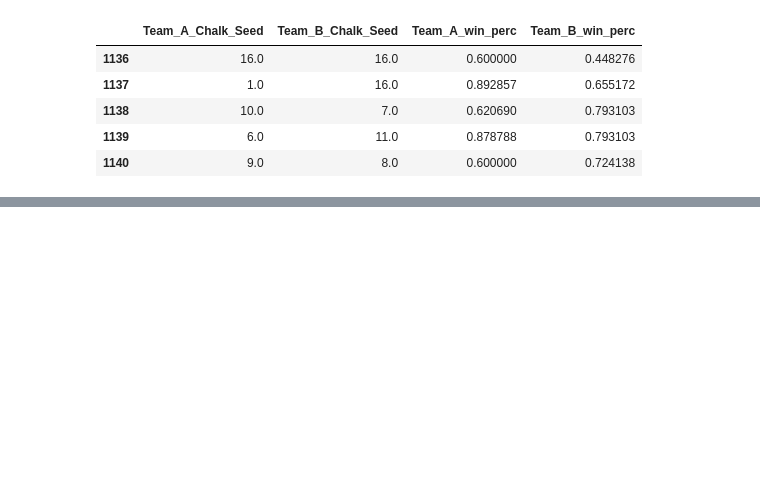
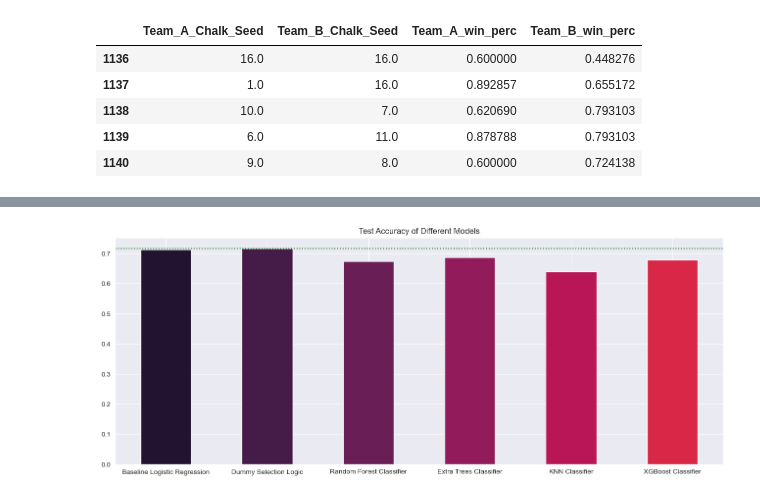
Before and after one commit to dvdhartsman/March_Machine_Learning_Mania_2024, a Jupyter notebook: Model_Development.ipynb, the cells around one changed output, grey strips where cells are left out. Saved outputs shown, nothing was run; the diff lists cells and outputs as text; code cells hidden in the pictures; blank space fills up the shorter version.

```diff
--- a/Model_Development.ipynb
+++ b/Model_Development.ipynb
@@ -117,0 +130,4 @@ Name: count, dtype: int64
+# %%
+# Dropping the 441 rows from all columns
+
+dropped = df.dropna(subset=["Team_A_Avg3ptAtt"]).copy()
@@ -117,0 +161,3 @@ Name: count, dtype: int64
+# %%
+# Re-assigning the variable
+dropped = dropped.drop(columns=columns_to_drop)
@@ -117,0 +212,12 @@ Name: count, dtype: int64
+# %%
+# Assigning X and y variables, train-test split
+
+# Features
+X = dropped.drop(columns=["Team_A_Score", "Team_B_Score", "Team_A_Win", 'Game_Point_Differential', \
+                          "Dummy_Predictions"])
+
+# Target
+y = dropped["Team_A_Win"]
+
+# Train-test split, 25% Test Size
+X_train, X_test, y_train, y_test = train_test_split(X, y, random_state=13, test_size=.25, shuffle=True, stratify=y)
@@ -117,0 +284,15 @@ Name: count, dtype: int64
+# %%
+# Dummy logic Test Predictions
+
+dummy = {"name":"Dummy Selection Logic",
+         "train_accuracy": accuracy_score(y_train, get_dummy_preds(X_train)),
+         "train_prec": precision_score(y_train, get_dummy_preds(X_train)),
+         "train_recall": recall_score(y_train, get_dummy_preds(X_train)),
+         "train_f1": f1_score(y_train, get_dummy_preds(X_train)),
+         "train_logloss": log_loss(y_train, get_dummy_preds(X_train)),
+         "test_accuracy":accuracy_score(y_test, get_dummy_preds(X_test)),
+        "test_prec": precision_score(y_test, get_dummy_preds(X_test)),
+        "test_recall": recall_score(y_test, get_dummy_preds(X_test)),
+        "test_f1":f1_score(y_test, get_dummy_preds(X_test)),
+        "test_logloss":log_loss(y_test, get_dummy_preds(X_test))}
+Model.model_df.loc[1] = dummy
@@ -117,0 +547,11 @@ Name: count, dtype: int64
+# %%
+# Plotting Test Accuracy
+fig, ax = plt.subplots(figsize = (16, 6))
+pal = sns.color_palette("rocket", n_colors=10)
+Model.model_df["test_accuracy"].plot(kind="bar", title="Test Accuracy of Different Models", color=pal)
+ax.set_xticklabels(Model.model_df["name"], rotation = 0)
+ax.axhline(Model.model_df.query("name == 'Dummy Selection Logic'")["test_accuracy"].values, \
+           linestyle = ":", color="green")
+plt.grid(True);
+# %% [output]
+[figure, added]
```
Also changed, not shown: parts of 41 cells of this notebook.
